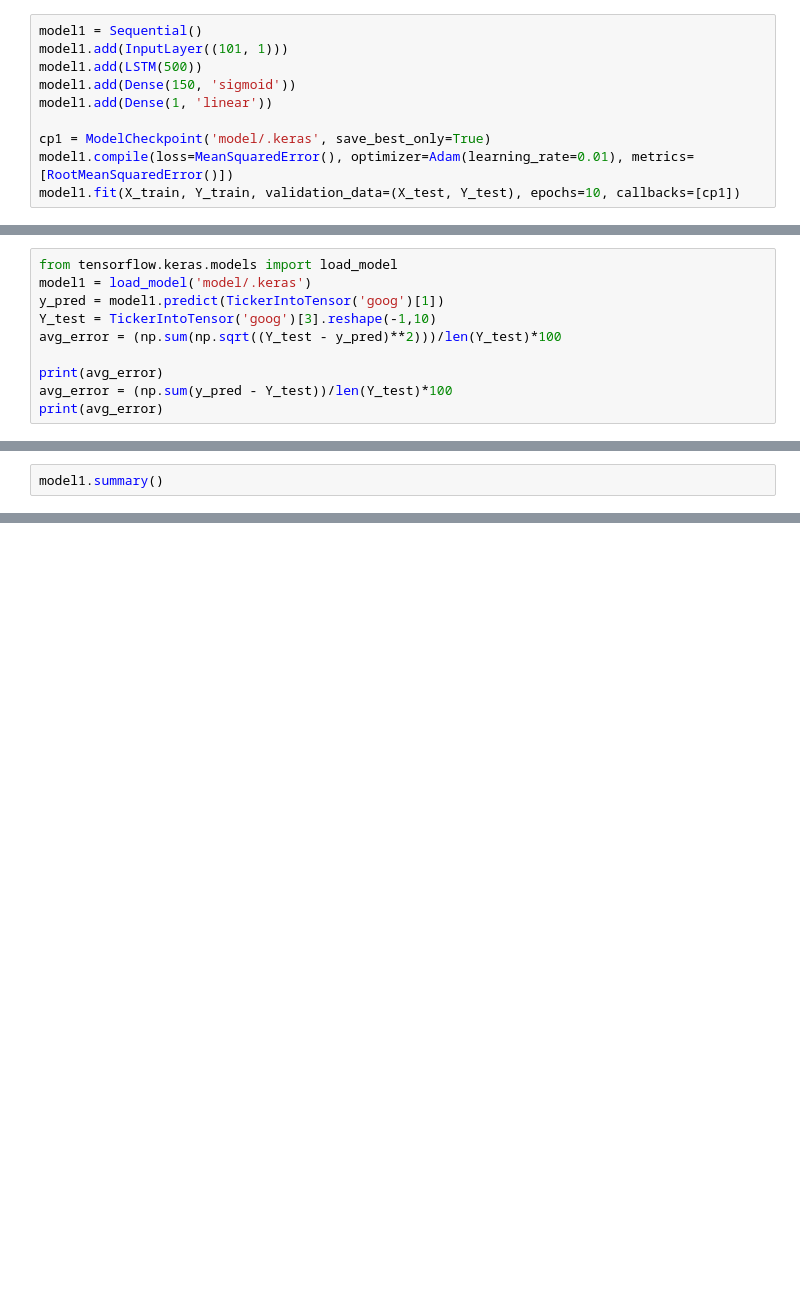
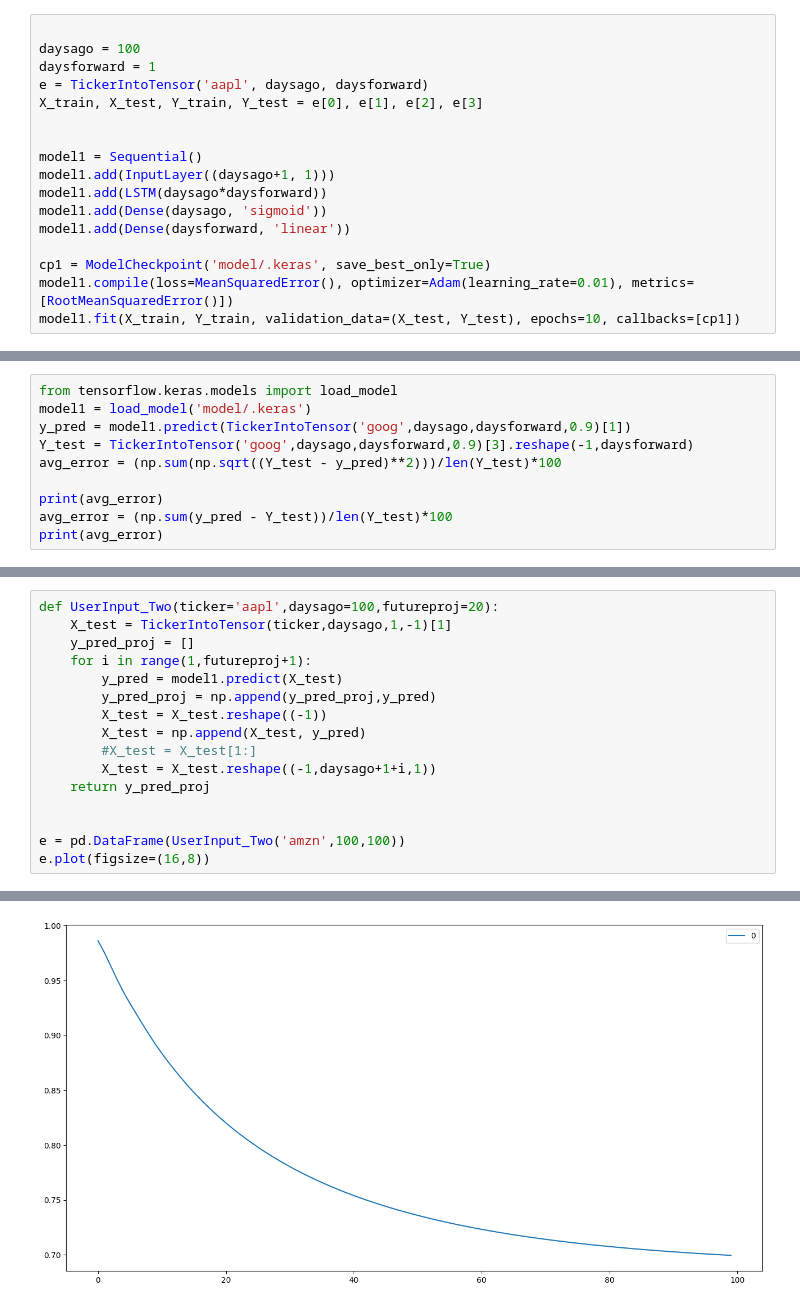
Before and after one commit to MaligarosNotes/Stock-Predict-Summer-24--Attempts, a Jupyter notebook: 4th Stock Predictor.ipynb, the cells around one changed output, grey strips where cells are left out. Saved outputs shown, nothing was run; the diff lists cells and outputs as text; blank space fills up the shorter version.

Commit message:
flushed out 4th Stock Predictor

```diff
--- a/4th Stock Predictor.ipynb
+++ b/4th Stock Predictor.ipynb
@@ -82,9 +79,16 @@ Error:
 # %%
+
+daysago = 100
+daysforward = 1
+e = TickerIntoTensor('aapl', daysago, daysforward)
+X_train, X_test, Y_train, Y_test = e[0], e[1], e[2], e[3]
+
+
 model1 = Sequential()
-model1.add(InputLayer((101, 1)))
-model1.add(LSTM(500))
-model1.add(Dense(150, 'sigmoid'))
-model1.add(Dense(1, 'linear'))
+model1.add(InputLayer((daysago+1, 1)))
+model1.add(LSTM(daysago*daysforward))
+model1.add(Dense(daysago, 'sigmoid'))
+model1.add(Dense(daysforward, 'linear'))
 
 cp1 = ModelCheckpoint('model/.keras', save_best_only=True)
 model1.compile(loss=MeanSquaredError(), optimizer=Adam(learning_rate=0.01), metrics=[RootMeanSquaredError()])
@@ -94,8 +118,8 @@ Error:
 # %%
 from tensorflow.keras.models import load_model
 model1 = load_model('model/.keras')
-y_pred = model1.predict(TickerIntoTensor('goog')[1])
-Y_test = TickerIntoTensor('goog')[3].reshape(-1,10)
+y_pred = model1.predict(TickerIntoTensor('goog',daysago,daysforward,0.9)[1])
+Y_test = TickerIntoTensor('goog',daysago,daysforward,0.9)[3].reshape(-1,daysforward)
 avg_error = (np.sum(np.sqrt((Y_test - y_pred)**2)))/len(Y_test)*100
 
 print(avg_error)
@@ -113,3 +139,17 @@ Error:
 # %%
-model1.summary()
+def UserInput_Two(ticker='aapl',daysago=100,futureproj=20):
+    X_test = TickerIntoTensor(ticker,daysago,1,-1)[1]
+    y_pred_proj = []
+    for i in range(1,futureproj+1):
+        y_pred = model1.predict(X_test)
+        y_pred_proj = np.append(y_pred_proj,y_pred)
+        X_test = X_test.reshape((-1))
+        X_test = np.append(X_test, y_pred)
+        #X_test = X_test[1:]
+        X_test = X_test.reshape((-1,daysago+1+i,1))
+    return y_pred_proj
+
+
+e = pd.DataFrame(UserInput_Two('amzn',100,100))
+e.plot(figsize=(16,8))
 # %% [output]
@@ -116,0 +174 @@ Error:
+[figure, added]
```
Also changed, not shown: parts of 7 cells of this notebook.
